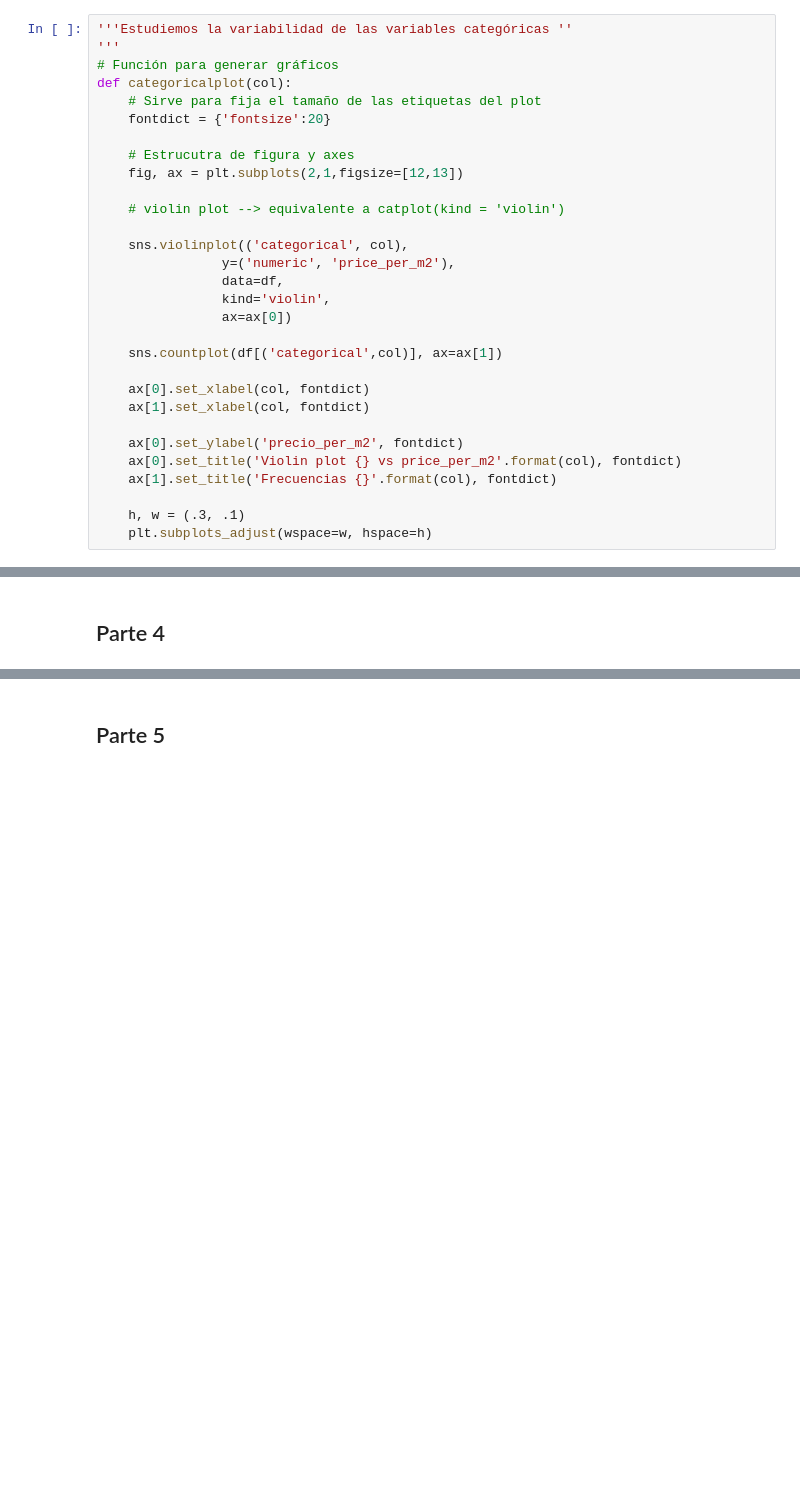
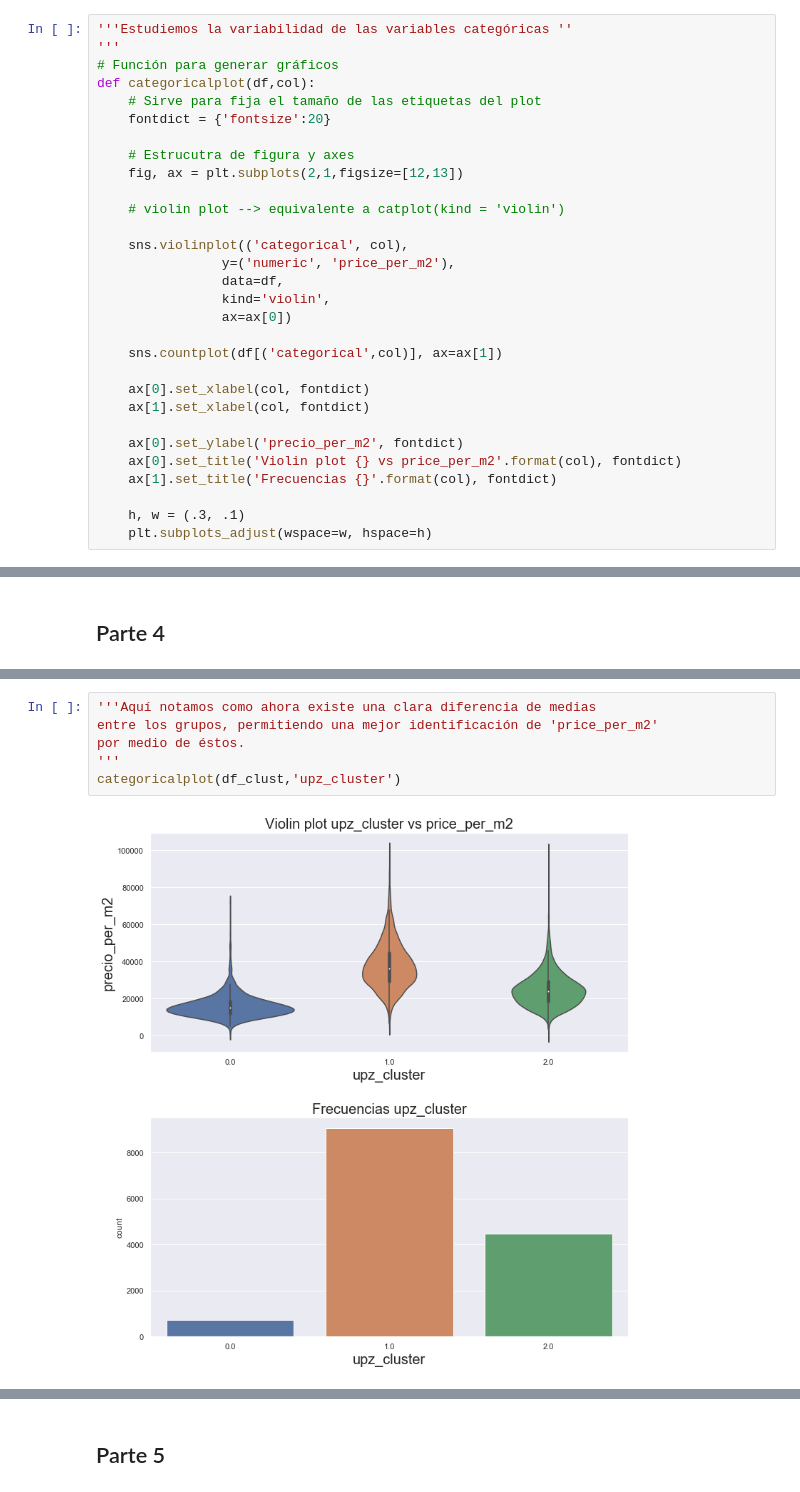
Before and after one commit to kurtwalsen/MA6202-Tarea-1, a Jupyter notebook: tarea1.ipynb, the cells around one changed output, grey strips where cells are left out. Saved outputs shown, nothing was run; the diff lists cells and outputs as text; blank space fills up the shorter version.

```diff
--- a/tarea1.ipynb
+++ b/tarea1.ipynb
@@ -1320,7 +1321,7 @@ plt.subplots_adjust(wspace=w, hspace=h)
 '''Estudiemos la variabilidad de las variables categóricas ''
 '''
 # Función para generar gráficos
-def categoricalplot(col):
+def categoricalplot(df,col):
     # Sirve para fija el tamaño de las etiquetas del plot
     fontdict = {'fontsize':20}
 
@@ -1713,0 +1660,8 @@ See the caveats in the documentation: http://pandas.pydata.org/pandas-docs/stabl
+# %%
+'''Aquí notamos como ahora existe una clara diferencia de medias
+entre los grupos, permitiendo una mejor identificación de 'price_per_m2'
+por medio de éstos.
+'''
+categoricalplot(df_clust,'upz_cluster')
+# %% [output]
+[figure, added]
```
Also changed, not shown: parts of 39 cells of this notebook.
